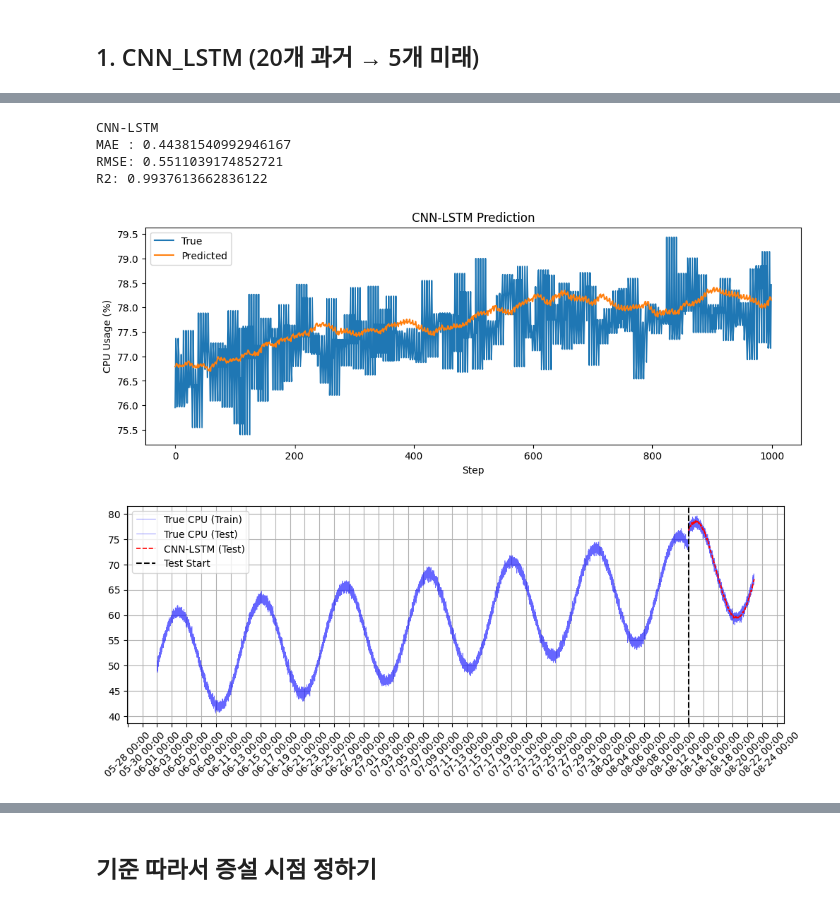
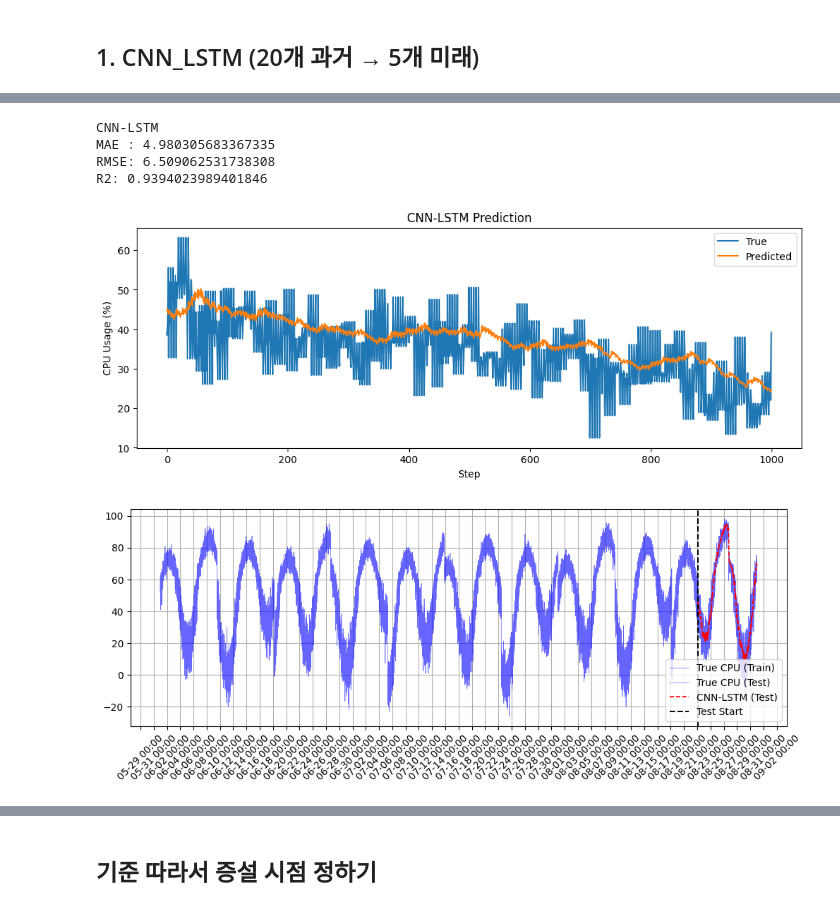
Before and after one commit to hyeonseonn/sensing_app, a Jupyter notebook: [0804new]_machine_learning_CPU.ipynb, the cells around one changed output, grey strips where cells are left out. Saved outputs shown, nothing was run; the diff lists cells and outputs as text; code cells hidden in the pictures.

```diff
--- a/[0804new]_machine_learning_CPU.ipynb
+++ b/[0804new]_machine_learning_CPU.ipynb
@@ -168,12 +143,23 @@ plt.show()
 
 # train+test plot
 import matplotlib.dates as mdates
-full_time_index = df.index  # 전체 시간 index (x축)
-test_start_idx = len(X_train) + past_steps
+# full_time_index = df.index  # 전체 시간 index (x축)
+# test_start_idx = len(X_train) + past_steps
+# test_time_index = df.index[test_start_idx : test_start_idx + len(y_test)]
+train_series = df['cpu'][:test_start_idx]  # Test 시작 전까지
+test_series_true= df['cpu'][test_start_idx:]
+
+total_len = len(df)
+train_ratio = 0.8
+val_ratio = 0.1
+
+train_end = int(total_len * train_ratio)
+val_end = train_end + int(total_len * val_ratio)
+test_start_idx = val_end + past_steps
 test_time_index = df.index[test_start_idx : test_start_idx + len(y_test)]
-train_series = df['cpu'][:test_start_idx]  # Test 시작 전까지
 
-test_series_true = pd.Series(true_inv[:,0].flatten(), index=test_time_index) # test data (True)
+
+# test_series_true = pd.Series(true_inv[:,0].flatten(), index=test_time_index) # test data (True)
 all_future_times = []
 all_future_preds = []
 future_interval = 5
@@ -182,38 +168,38 @@ future_interval = 5
 for i in range(len(test_time_index)):
     for j in range(future_steps):
         # 샘플 끝나는 시점 + (j+1)*5분
         future_time = test_time_index[i] + pd.Timedelta(minutes=(j+1)*future_interval)
         all_future_times.append(future_time)
         all_future_preds.append(pred[i, j])
 
 pred_df = pd.DataFrame({"time": all_future_times,
                         "pred": scaler.inverse_transform(np.array(all_future_preds).reshape(-1,1)).flatten()})
 
 pred_df_mean = pred_df.groupby("time").mean().sort_index()
 test_series_pred = pd.Series(pred_df_mean['pred'], index=pred_df_mean.index) # test data (estimated)
 
 
 # visualization
 fig, ax = plt.subplots(figsize=(12,4))
 plt.setp(ax.get_xticklabels(), rotation=45, ha="center")
 plt.plot(train_series,label = "True CPU (Train)", color = "blue", alpha = 0.6,linewidth = 0.5)
 plt.plot(test_series_true, label="True CPU (Test)", color="blue", alpha = 0.6, linewidth = 0.5)
 plt.plot(test_series_pred, label="CNN-LSTM (Test)", color="red", linestyle="--", linewidth = 1.2)
 plt.axvline(test_time_index[0], color="black", linestyle="--", label="Test Start") # test data start line
 ax.xaxis.set_major_locator(mdates.DayLocator(interval=2))
 ax.xaxis.set_major_formatter(mdates.DateFormatter('%m-%d %H:%M'))
 plt.setp(ax.get_xticklabels(), rotation=45, ha="center")
 
 plt.legend()
 plt.grid(True)
 plt.show()
 # %% [output]
 CNN-LSTM
-MAE : 0.44381540992946167
-RMSE: 0.5511039174852721
-R2: 0.9937613662836122
+MAE : 4.980305683367335
+RMSE: 6.509062531738308
+R2: 0.9394023989401846
-[figure, old version]
+[figure, new version]
-[figure, old version]
+[figure, new version]
 # %%
 import matplotlib.pyplot as plt
 import matplotlib.dates as mdates
```
Also changed, not shown: parts of 16 cells of this notebook.
